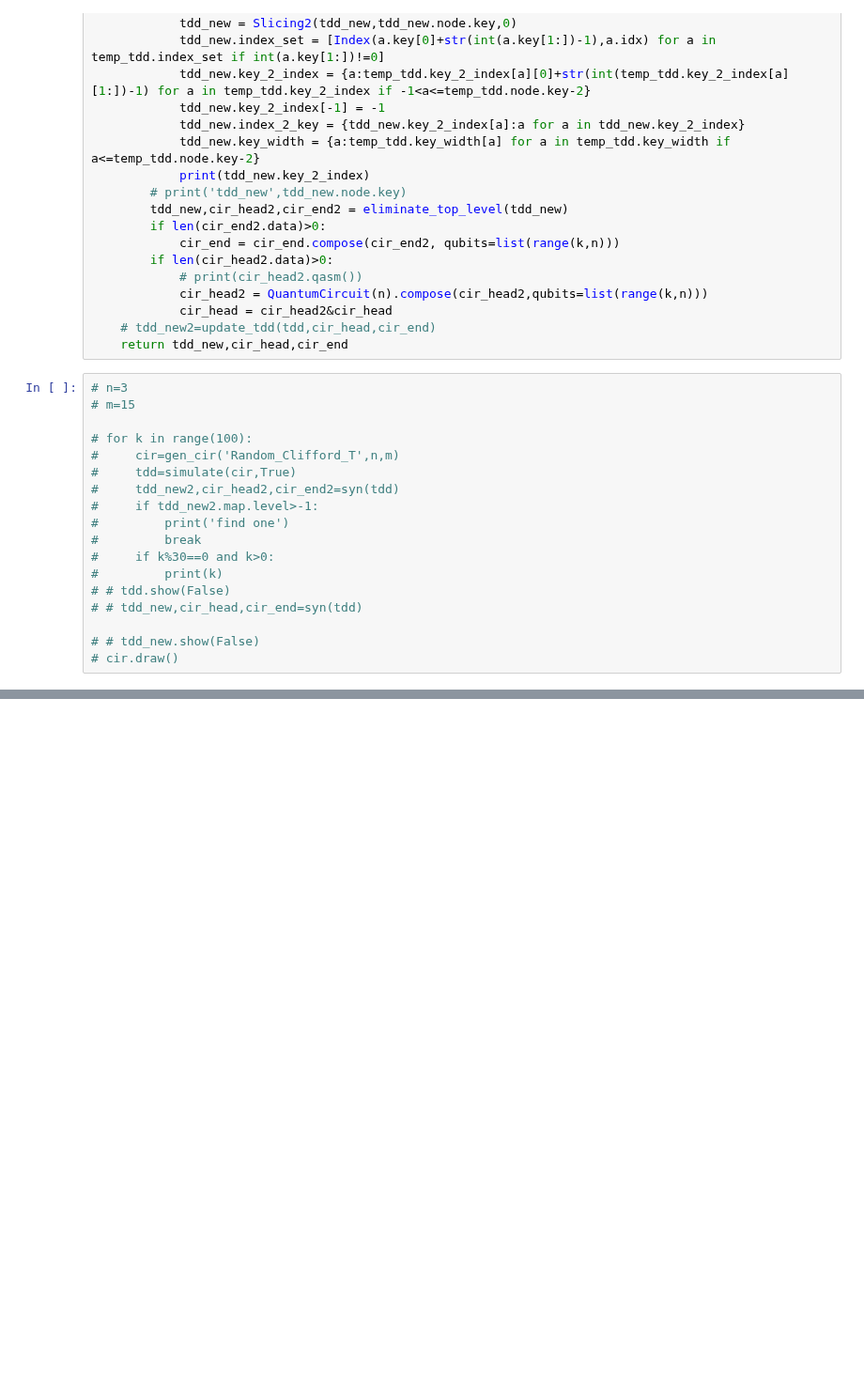
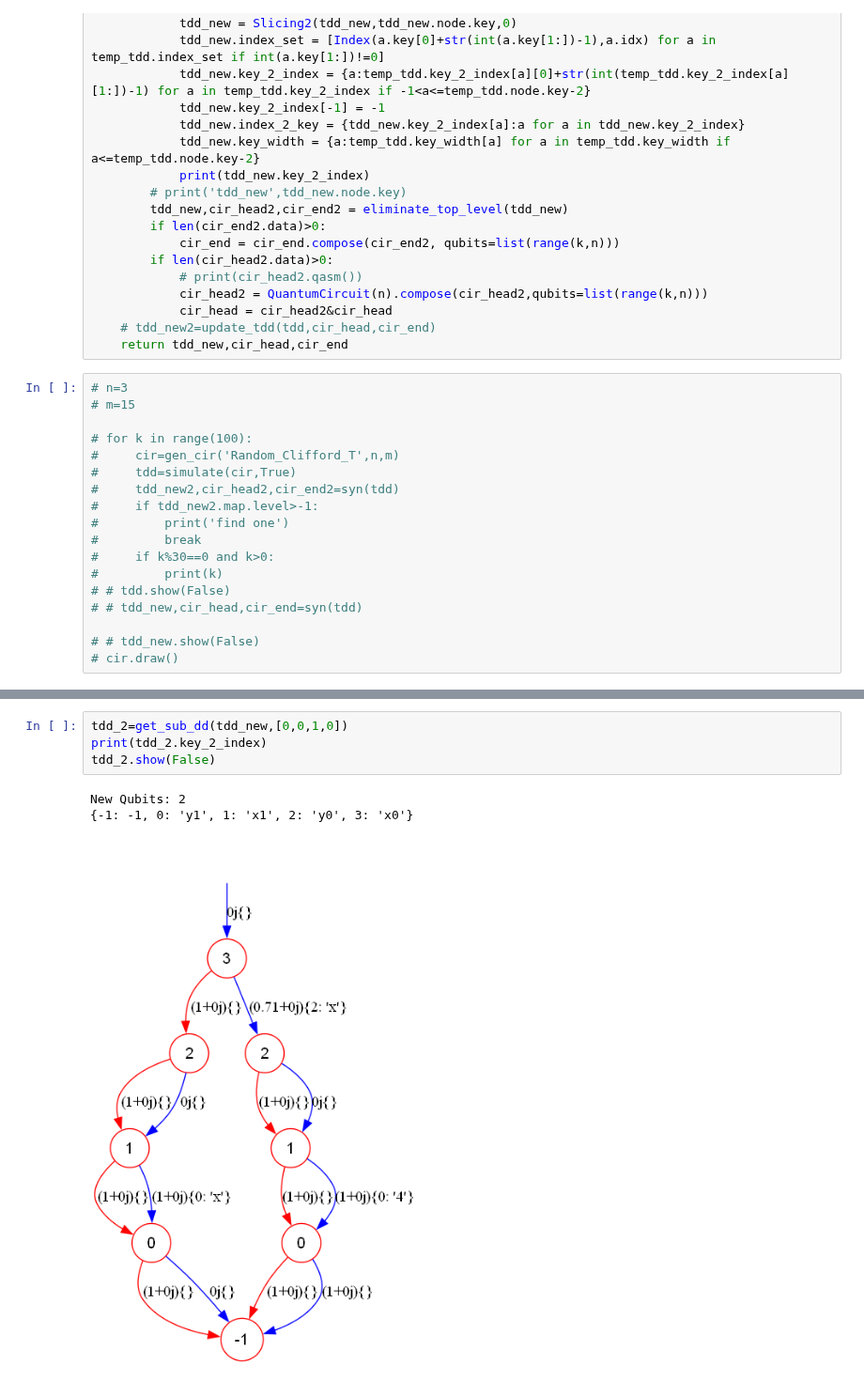
Before and after one commit to Veriqc/LimTDD, a Jupyter notebook: Test_Syn.ipynb, the cells around one changed output, grey strips where cells are left out. Shown at 94% size. Saved outputs shown, nothing was run; the diff lists cells and outputs as text; blank space fills up the shorter version.

```diff
--- a/Test_Syn.ipynb
+++ b/Test_Syn.ipynb
@@ -916,0 +914,8 @@ tdd_r.show(False)
+# %%
+tdd_2=get_sub_dd(tdd_new,[0,0,1,0])
+print(tdd_2.key_2_index)
+tdd_2.show(False)
+# %% [output]
+New Qubits: 2
+{-1: -1, 0: 'y1', 1: 'x1', 2: 'y0', 3: 'x0'}
+[figure, added]
```
Also changed, not shown: parts of 8 cells of this notebook, 18 other files.
